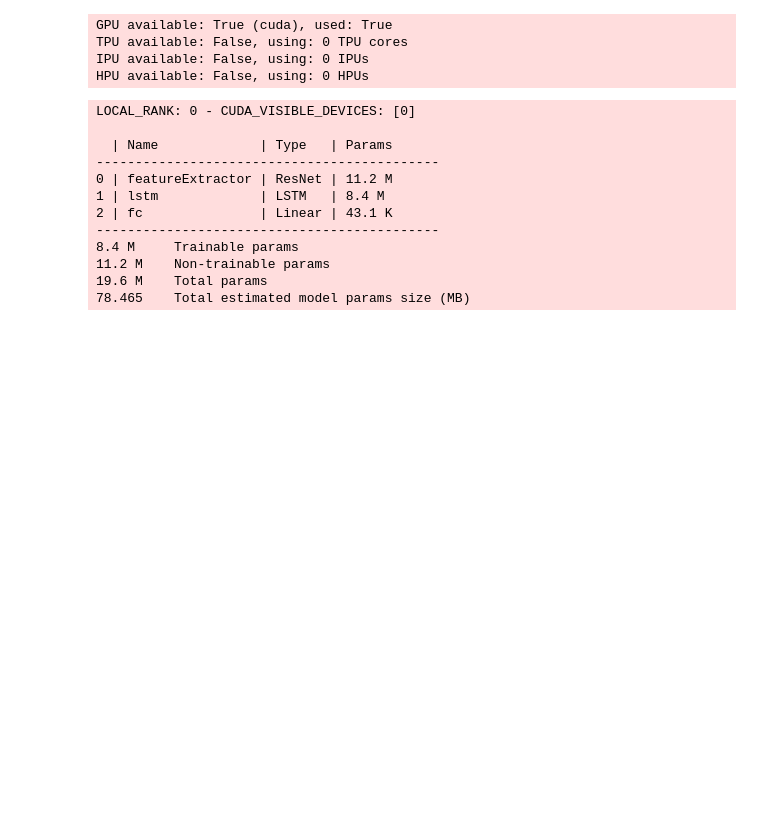
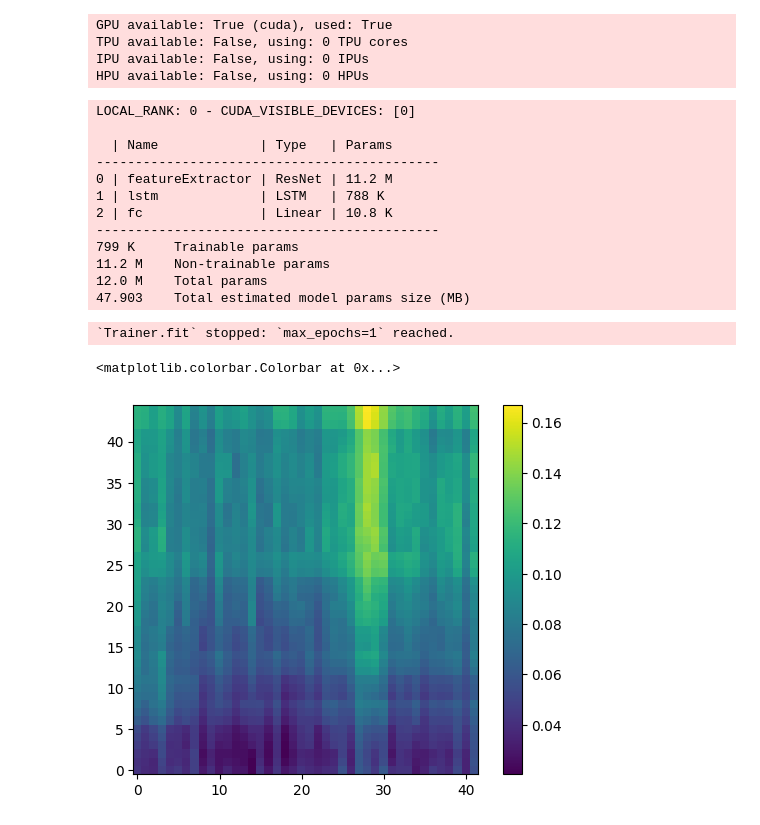
Before and after one commit to Aa-Aanegola/visually-indicated-sounds, a Jupyter notebook: src/experiments/TrivialModel.ipynb, the cells around one changed output. Drawn from its saved outputs; the diff is of its cells as text; code cells hidden in the pictures; blank space fills up the shorter version.

```diff
--- a/src/experiments/TrivialModel.ipynb
+++ b/src/experiments/TrivialModel.ipynb
@@ -37,8 +37,8 @@ class VISTrivialModel(pl.LightningModule):
         for param in self.featureExtractor.parameters():
             param.requires_grad = False
 
-        self.lstm = nn.LSTM(1024, 1024, batch_first=True)
-        self.fc = nn.Linear(1024, outputSize)
+        self.lstm = nn.LSTM(512, 256, batch_first=True)
+        self.fc = nn.Linear(256, outputSize)
 
 
     def forward(self, stFrames, frame0):
@@ -54,46 +54,50 @@ class VISTrivialModel(pl.LightningModule):
         stFrameFeatures = torch.stack(stFrameFeatures, dim=1)
 
         frame0Features = self.featureExtractor(frame0).unsqueeze(1).repeat(1, stFrames.shape[1], 1)
-        X = torch.cat([stFrameFeatures, frame0Features], dim=2)
+        # X = torch.cat([stFrameFeatures, frame0Features], dim=2)
+        X = stFrameFeatures
 
         X.detach_()
         # X is the input to the LSTM -> batchx45x1024
         X, _ = self.lstm(X)
 
-        # Pass the LSTM output of each timestep through a linear layer
-        out = []
+        out = self.fc(X).transpose(1, 2)
+        # # Pass the LSTM output of each timestep through a linear layer
+        # out = []
 
-        for i in range(X.shape[1]):
-            currOut = self.fc(X[:,i,:])
-            out.append(currOut)
+        # for i in range(X.shape[1]):
+        #     currOut = self.fc(X[:,i,:])
+        #     out.append(currOut)
 
-        out = torch.stack(out, dim=1).transpose(1,2)
+        # out = torch.stack(out, dim=1).transpose(1,2)
 
         return out
 
     def training_step(self, batch, batch_idx):
         coch, stFrames, frame0, material = batch
         out = self(stFrames, frame0)
-        loss = VISLoss()(out, coch)
+        # loss = VISLoss()(out, coch)
+        loss = nn.MSELoss()(out, coch)
         self.log('train_loss', loss, on_step=True, on_epoch=True, prog_bar=True, logger=True)
         return loss
 
     def validation_step(self, batch, batch_idx):
         coch, stFrames, frame0, material = batch
         out = self(stFrames, frame0)
-        loss = VISLoss()(out, coch)
+        # loss = VISLoss()(out, coch)
+        loss = nn.MSELoss()(out, coch)
         self.log('val_loss', loss, on_step=True, on_epoch=True, prog_bar=True, logger=True)
         return loss
 
     def configure_optimizers(self):
-        optimizer = optim.Adam(self.parameters(), lr=1e-3)
+        optimizer = optim.Adam(self.parameters(), lr=1e-4)
         return optimizer
 # %%
 model = VISTrivialModel(outputSize=42)
 # %%
 logger = pl.loggers.TensorBoardLogger('tb_logs', name='trivial_model')
 # %%
-trainer = pl.Trainer(accelerator='gpu', devices=1, max_epochs=10, logger=logger)
+trainer = pl.Trainer(accelerator='gpu', devices=1, max_epochs=1, logger=logger)
 # %% [output]
 GPU available: True (cuda), used: True
 TPU available: False, using: 0 TPU cores
@@ -107,10 +111,11 @@ LOCAL_RANK: 0 - CUDA_VISIBLE_DEVICES: [0]
   | Name             | Type   | Params
 --------------------------------------------
 0 | featureExtractor | ResNet | 11.2 M
-1 | lstm             | LSTM   | 8.4 M
-2 | fc               | Linear | 43.1 K
+1 | lstm             | LSTM   | 788 K
+2 | fc               | Linear | 10.8 K
 --------------------------------------------
-8.4 M     Trainable params
+799 K     Trainable params
 11.2 M    Non-trainable params
-19.6 M    Total params
-78.465    Total estimated model params size (MB)
+12.0 M    Total params
+47.903    Total estimated model params size (MB)
+`Trainer.fit` stopped: `max_epochs=1` reached.
@@ -116,0 +125,13 @@ LOCAL_RANK: 0 - CUDA_VISIBLE_DEVICES: [0]
+# %%
+for _, batch in enumerate(trainDataLoader):
+    coch, stFrames, frame0, material = batch
+    coch_pred = model(stFrames, frame0)[0].detach().cpu()
+    break
+    plt.plot(range(len(coch_pred)), coch_pred)
+    break
+# %%
+plt.imshow(coch_pred.T, origin='lower')
+plt.colorbar()
+# %% [output]
+<matplotlib.colorbar.Colorbar at 0x...>
+[figure, added]
```
Also changed, not shown: parts of 7 cells of this notebook, 7 other files.
